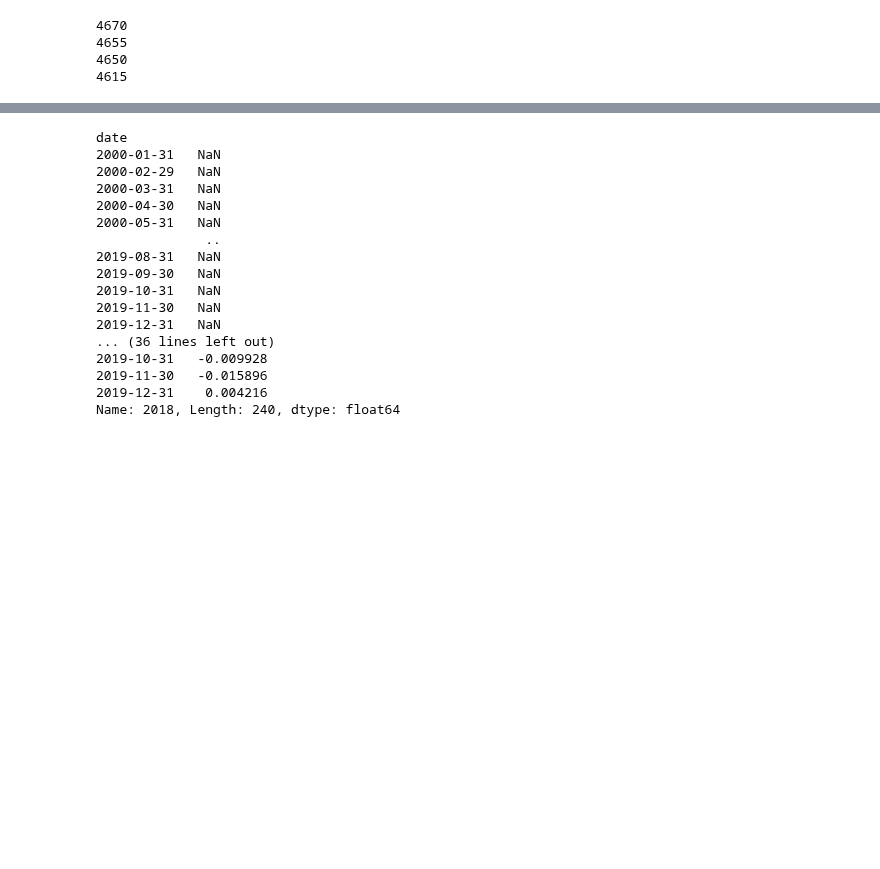
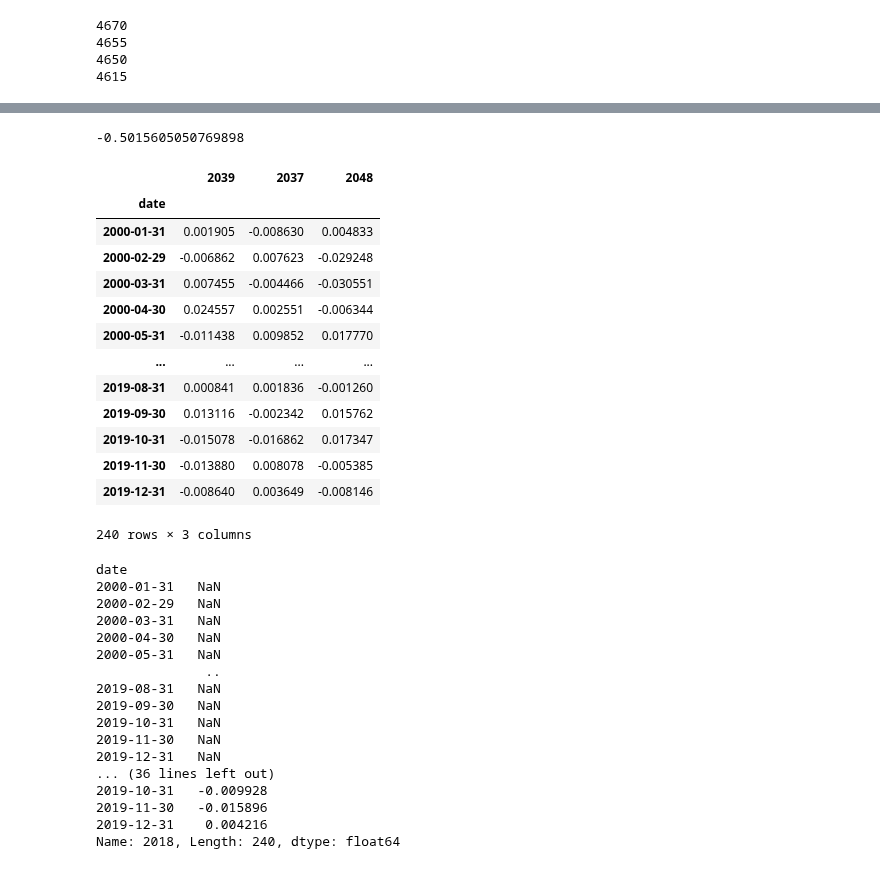
Before and after one commit to LyuLingfeng95/PhDProject1, a Jupyter notebook: Project1_p6_volatility.ipynb, the cells around one changed output, grey strips where cells are left out. Cells and saved outputs as stored; diff of their text form; code cells hidden in the pictures; blank space fills up the shorter version.

```diff
--- a/Project1_p6_volatility.ipynb
+++ b/Project1_p6_volatility.ipynb
@@ -1465,3 +1542,31 @@ vol_df
+# %%
+sns.set_theme(style="white", rc={"axes.facecolor": (0, 0, 0, 0)})
+g = sns.FacetGrid(df_filtered, row="Language", aspect=9, height=1.2)
+g.map_dataframe(sns.kdeplot, x="IMDB Score", fill=True, alpha=1)
+g.map_dataframe(sns.kdeplot, x="IMDB Score", color='black')
+g.fig.subplots_adjust(hspace=-.5)
+g.set_titles("")
+g.set(yticks=[])
+g.despine(left=True)
+# %% [output]
+-0.5015605050769898
+# %%
+df.iloc[:,[1,2,3]]
+# %% [output]
+|  | 2039 | 2037 | 2048 |
+| date |  |  |  |
+| 2000-01-31 | 0.001905 | -0.008630 | 0.004833 |
+| 2000-02-29 | -0.006862 | 0.007623 | -0.029248 |
+| 2000-03-31 | 0.007455 | -0.004466 | -0.030551 |
+| 2000-04-30 | 0.024557 | 0.002551 | -0.006344 |
+| 2000-05-31 | -0.011438 | 0.009852 | 0.017770 |
+| ... | ... | ... | ... |
+| 2019-08-31 | 0.000841 | 0.001836 | -0.001260 |
+| 2019-09-30 | 0.013116 | -0.002342 | 0.015762 |
+| 2019-10-31 | -0.015078 | -0.016862 | 0.017347 |
+| 2019-11-30 | -0.013880 | 0.008078 | -0.005385 |
+| 2019-12-31 | -0.008640 | 0.003649 | -0.008146 |
+240 rows × 3 columns
 # %%
 from statsmodels.tsa.seasonal import seasonal_decompose
 series = vol_df['2018']
```
Also changed, not shown: parts of 14 cells of this notebook.
